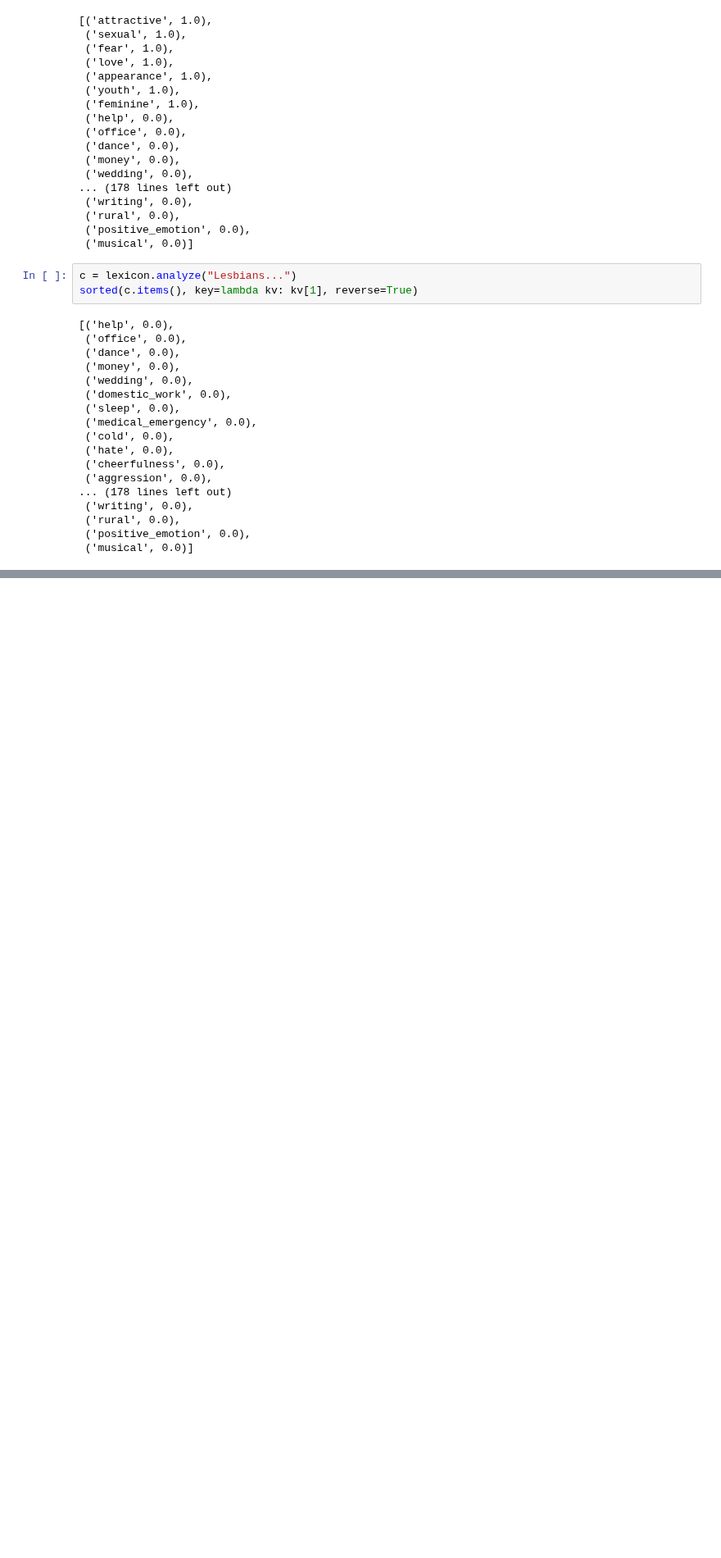
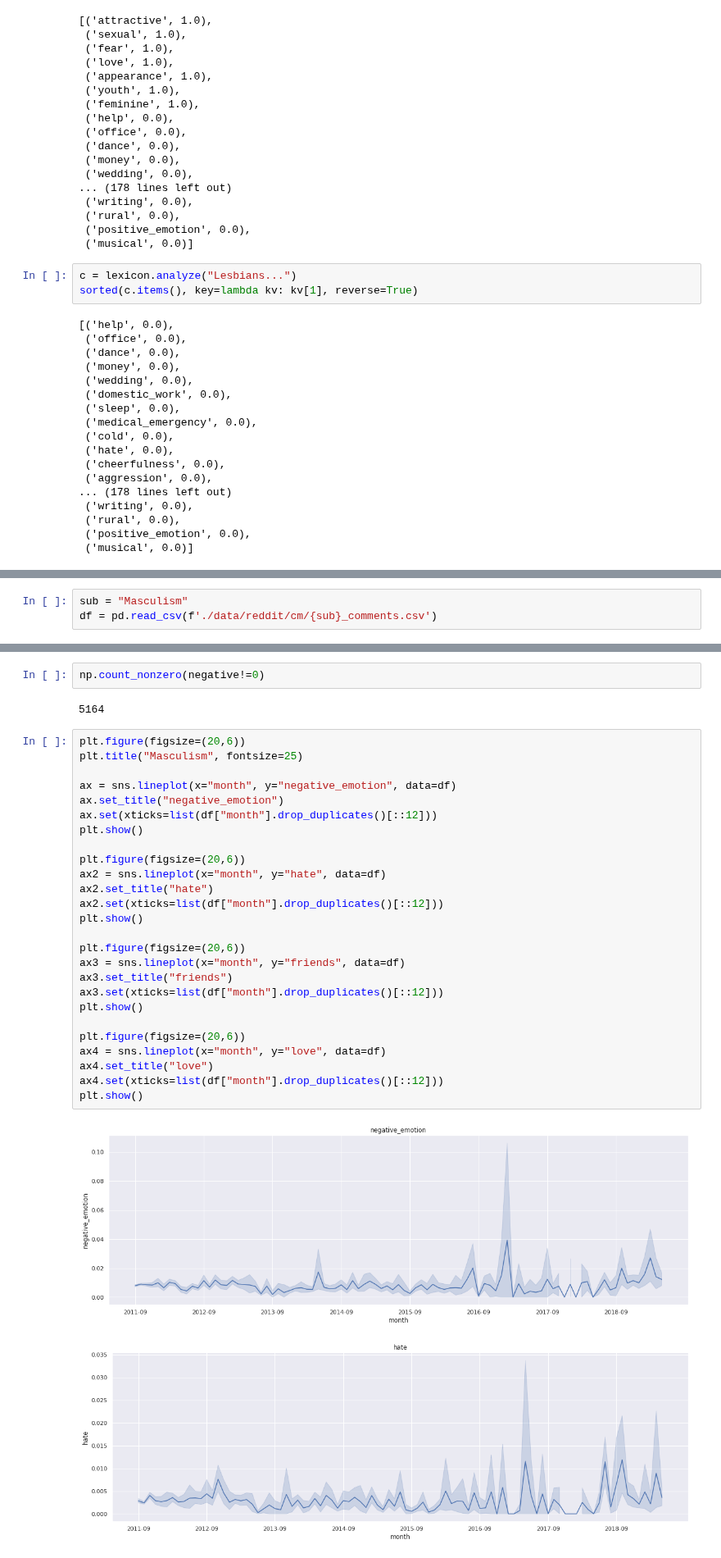
Before and after one commit to EmanuelHappy/Data-Science, a Jupyter notebook: _PushshiftReddit/empath.ipynb, the cells around one changed output, grey strips where cells are left out. Shown at 82% size. Saved outputs shown, nothing was run; the diff lists cells and outputs as text; blank space fills up the shorter version.

```diff
--- a/_PushshiftReddit/empath.ipynb
+++ b/_PushshiftReddit/empath.ipynb
@@ -66,0 +102,3 @@ sorted(c.items(), key=lambda kv: kv[1], reverse=True)
+# %%
+sub = "Masculism"
+df = pd.read_csv(f'./data/reddit/cm/{sub}_comments.csv')
@@ -66,0 +131,33 @@ sorted(c.items(), key=lambda kv: kv[1], reverse=True)
+# %%
+np.count_nonzero(negative!=0)
+# %% [output]
+5164
+# %%
+plt.figure(figsize=(20,6))
+plt.title("Masculism", fontsize=25)
+
+ax = sns.lineplot(x="month", y="negative_emotion", data=df)
+ax.set_title("negative_emotion")
+ax.set(xticks=list(df["month"].drop_duplicates()[::12]))
+plt.show()
+
+plt.figure(figsize=(20,6))
+ax2 = sns.lineplot(x="month", y="hate", data=df)
+ax2.set_title("hate")
+ax2.set(xticks=list(df["month"].drop_duplicates()[::12]))
+plt.show()
+
+plt.figure(figsize=(20,6))
+ax3 = sns.lineplot(x="month", y="friends", data=df)
+ax3.set_title("friends")
+ax3.set(xticks=list(df["month"].drop_duplicates()[::12]))
+plt.show()
+
+plt.figure(figsize=(20,6))
+ax4 = sns.lineplot(x="month", y="love", data=df)
+ax4.set_title("love")
+ax4.set(xticks=list(df["month"].drop_duplicates()[::12]))
+plt.show()
+# %% [output]
+[figure, added]
+[figure, added]
```
Also changed, not shown: parts of 21 cells of this notebook, 5 other files.
